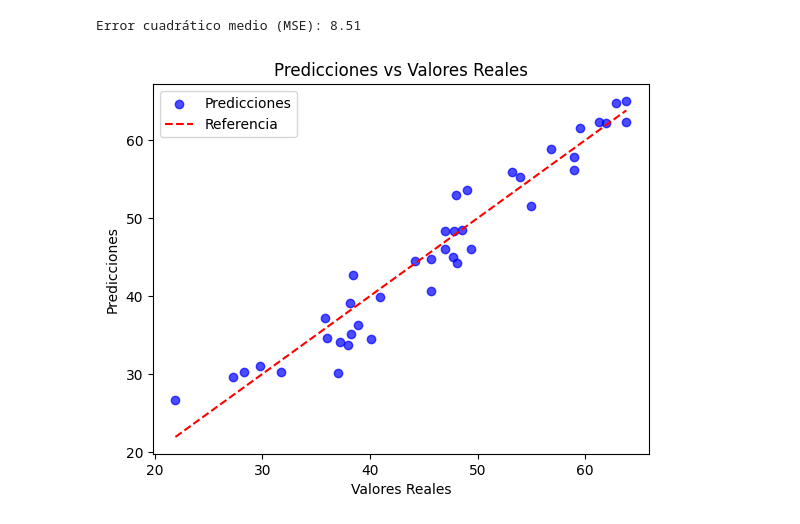
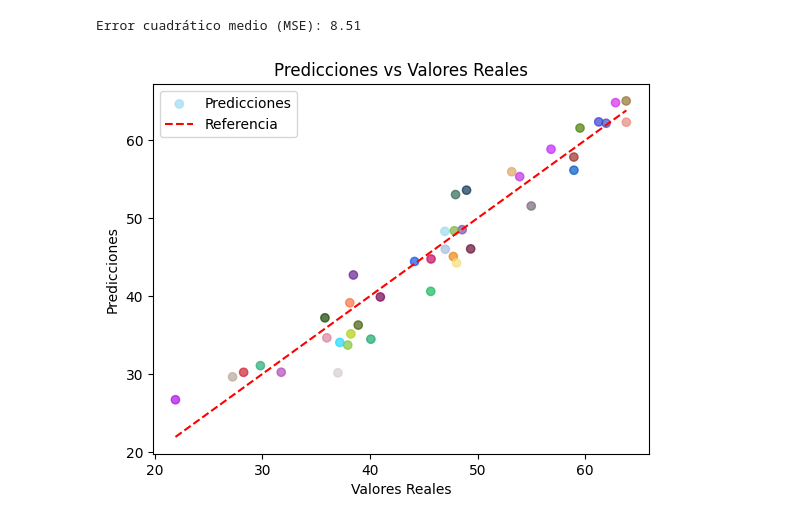
Before and after one commit to mmppppss/IA_algorithms, a Jupyter notebook: tiempos_delivery.ipynb, the cells around one changed output. Cells and saved outputs as stored; diff of their text form; code cells hidden in the pictures.

```diff
--- a/tiempos_delivery.ipynb
+++ b/tiempos_delivery.ipynb
@@ -80,21 +80,24 @@ print(f'Error cuadrático medio (MSE): {mse:.2f}')
 # %% [output]
 Error cuadrático medio (MSE): 8.51
 # %%
-import matplotlib.pyplot as plt
+import matplotlib.pyplot as pltç
 
-plt.scatter(y_test, y_pred, alpha=0.7, color='blue', label='Predicciones')
+num_puntos = len(y_test)
+colors = np.random.rand(num_puntos, 3)
+
+plt.scatter(y_test, y_pred, alpha=0.7, color=colors, label='Predicciones')
 
 plt.plot([min(y_test), max(y_test)], [min(y_test), max(y_test)], color='red', linestyle='--', label='Referencia')
 
 plt.xlabel('Valores Reales')
 plt.ylabel('Predicciones')
 plt.title('Predicciones vs Valores Reales')
 
 plt.legend()
 
 plt.show()
 # %% [output]
-[figure, old version]
+[figure, new version]
 # %%
 def predecir_tiempo_entrega(distancia, trafico, pedidos, clima):
     datos_nuevos = pd.DataFrame([[distancia, trafico, pedidos, clima]],
```
Also changed, not shown: parts of 1 cell of this notebook.
